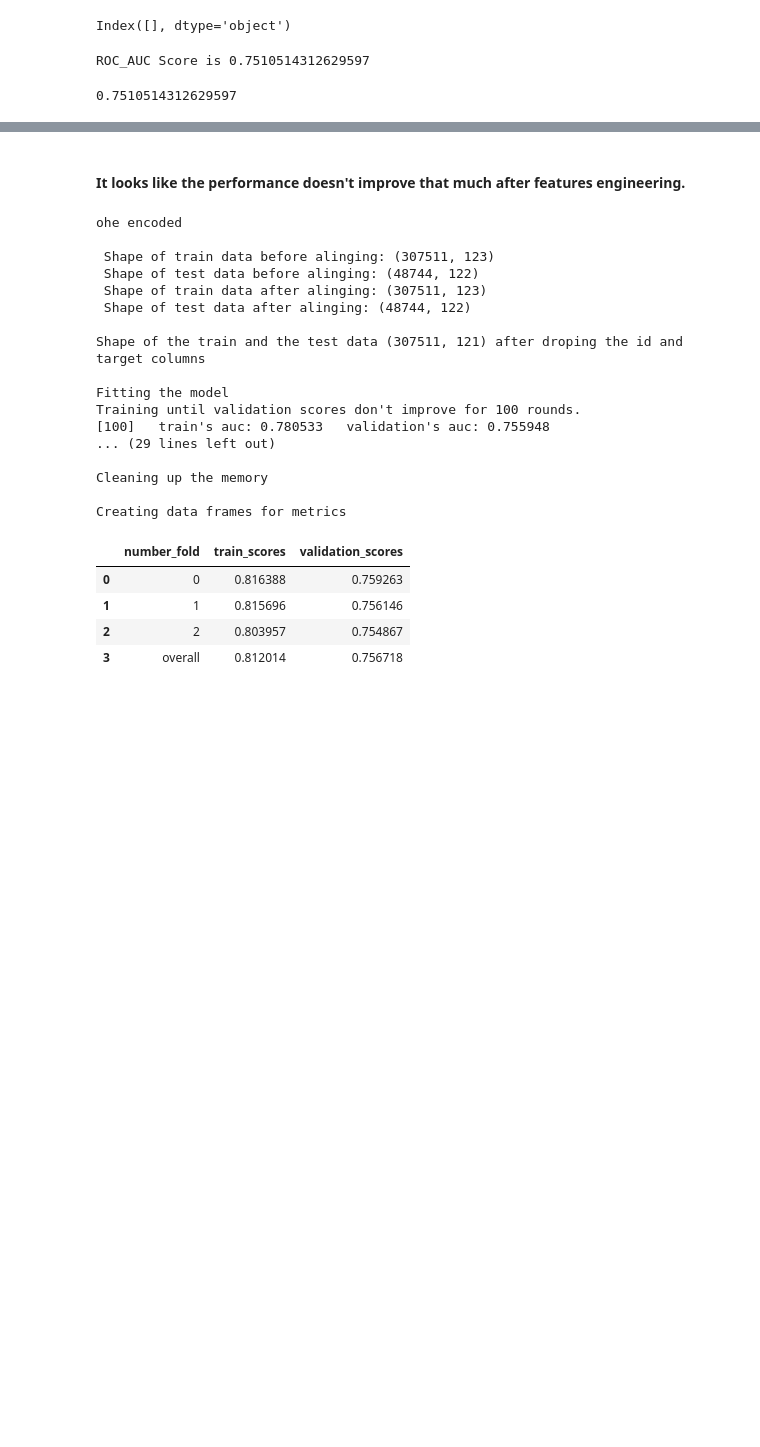
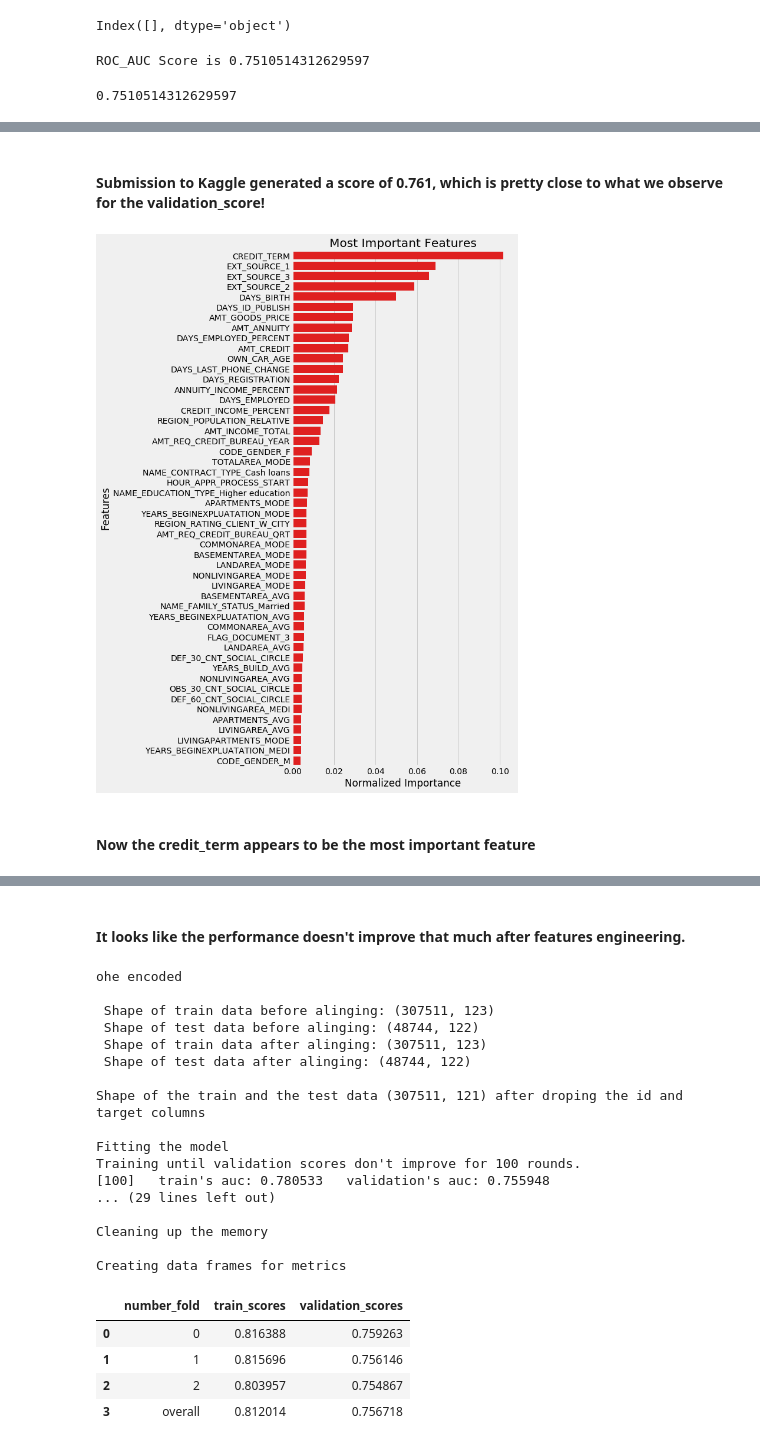
Before and after one commit to zahid1202/Credit_Default_Risk, a Jupyter notebook: Model_Credit_Fraud.ipynb, the cells around one changed output, grey strips where cells are left out. Saved outputs shown, nothing was run; the diff lists cells and outputs as text; code cells hidden in the pictures; blank space fills up the shorter version.

```diff
--- a/Model_Credit_Fraud.ipynb
+++ b/Model_Credit_Fraud.ipynb
@@ -98,2 +116,6 @@ Decreased by 67.7%
 # %% [markdown]
 ##### I realize the CODE_GENDER=="XNA" (only 4 observations with TARGET of 0) doesn't show up in the test data, but it's messing up with the label encoder, so I droped them all along.
+# %%
+# Extracting the id column
+train_id = train["SK_ID_CURR"]
+test_id = test["SK_ID_CURR"]
@@ -752,7 +789,10 @@ class HomeCreditFraud(object):
         return train, test
 
 
-
+    def xgboost(self, train, test,
+                encoder = "ohe", n_folds_cv =3,
+                id_column_name = "SK_ID_CURR",
+                target_column_name ="TARGET"):
 
 
 
@@ -760,7 +814,7 @@ hcf = HomeCreditFraud()
 # %%
 train_engineered_features_domain_knowledge, test_engineered_features_domain_knowledge = hcf.featurs_engineering_domain_knowledge(train, test)
 # %%
-hcf.df_train_eng, df_test_eng, df_train, df_test = lgb.features_engineering(top10_important_features,
+df_train_eng, df_test_eng, df_train, df_test = hcf.features_engineering(top10_important_features,
                              train, test,
                              id_column_name = "SK_ID_CURR",
                              target_column_name ="TARGET",
@@ -797,0 +826,6 @@ performance_table
+# %%
+# Training with engineered features based on domain knowledge
+submission, feature_importances_dom_know, performance_table = hcf.lgboost_model(train_engineered_features_domain_knowledge,
+                                                                       test_engineered_features_domain_knowledge,
+                                                                       encoder='ohe')
+submission.to_csv("lgbm_model_ohe_features_engineered_domain_knowledge.csv", index =False)
@@ -797,0 +859,9 @@ performance_table
+# %% [markdown]
+#### Submission to Kaggle generated a score of 0.761, which is pretty close to what we observe for the validation_score!
+# %%
+# It looks like an improvement. Let's visualize it.
+hcf.plot_feature_importance(feature_importances_dom_know)
+# %% [output]
+[figure, added]
+# %% [markdown]
+#### Now the credit_term appears to be the most important feature
```
Also changed, not shown: parts of 13 cells of this notebook.
